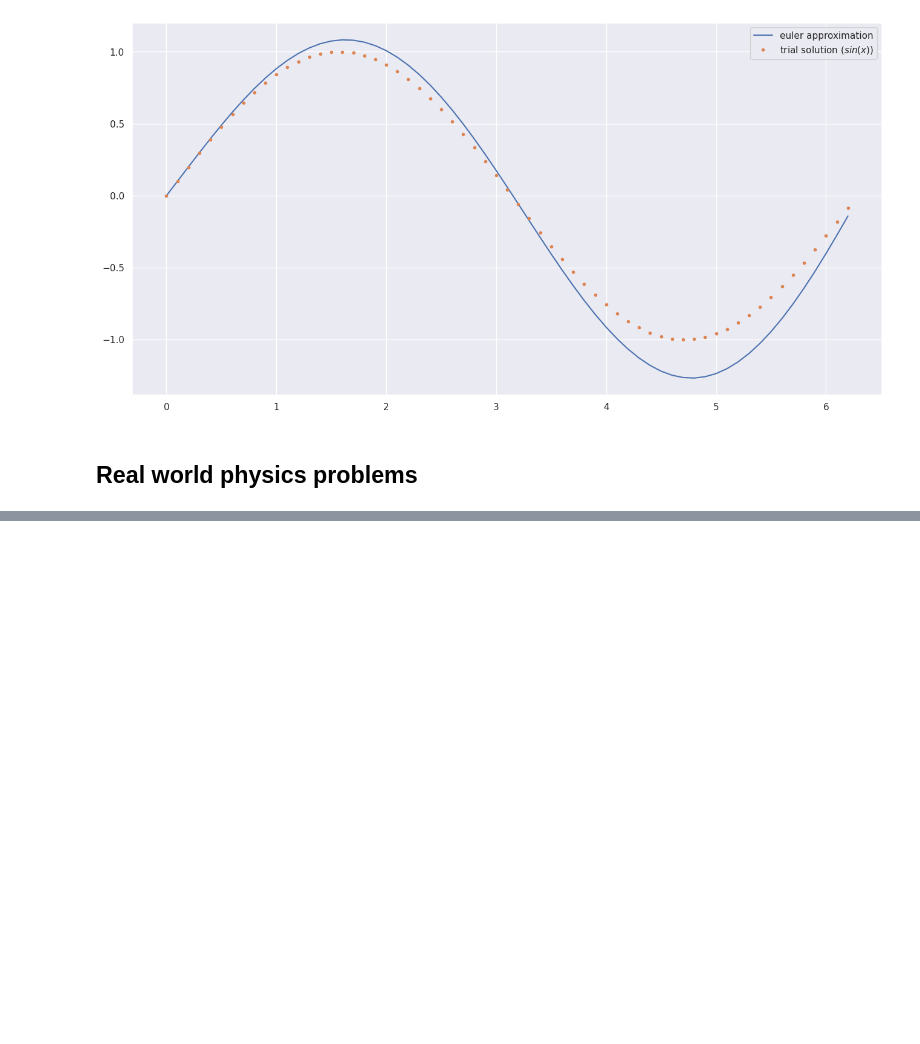
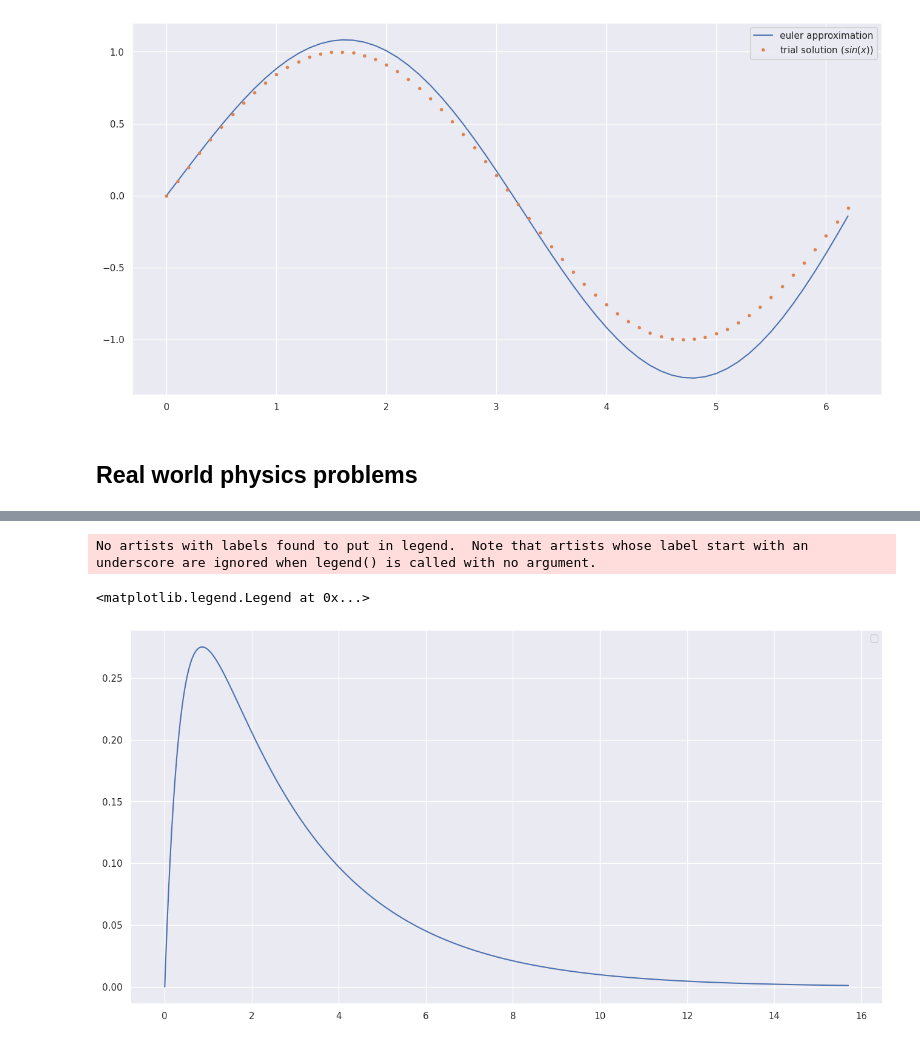
Before and after one commit to rohandebsarkar/NumericalMethodsForComputationalPhysics, a Jupyter notebook: projects/undergraduate/Mathematical_Physics_III/JupyterNotebook/#_Euler_method_for_solving_differential_equations.ipynb, the cells around one changed output, grey strips where cells are left out. Saved outputs shown, nothing was run; the diff lists cells and outputs as text; code cells hidden in the pictures; blank space fills up the shorter version.

```diff
--- a/projects/undergraduate/Mathematical_Physics_III/JupyterNotebook/#_Euler_method_for_solving_differential_equations.ipynb
+++ b/projects/undergraduate/Mathematical_Physics_III/JupyterNotebook/#_Euler_method_for_solving_differential_equations.ipynb
@@ -202,0 +286,21 @@ plt.legend()
+# %%
+gamma = 3
+omega = 1
+
+y_prime_prime = lambda x, y, y_prime: - gamma * y_prime - omega**2 * y
+x_i           = 0
+x_f           = 5 * pi
+y_i           = 0
+y_prime_i     = 1
+h             = 0.001
+# %%
+points       = generate_points(x_i, x_f, h)
+
+y_over       = solve_second_order_euler(y_prime_prime, x_i, x_f, y_i, y_prime_i, h)
+# %%
+plt.plot(points, y_over)
+plt.legend()
+# %% [output]
+No artists with labels found to put in legend.  Note that artists whose label start with an underscore are ignored when legend() is called with no argument.
+<matplotlib.legend.Legend at 0x...>
+[figure, added]
```
Also changed, not shown: parts of 21 cells of this notebook.
